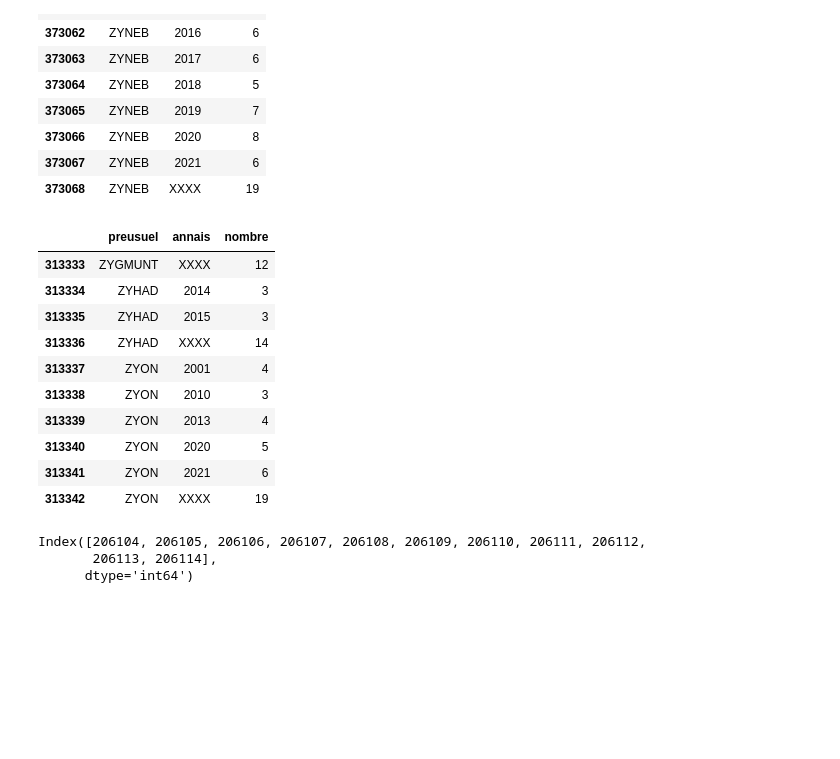
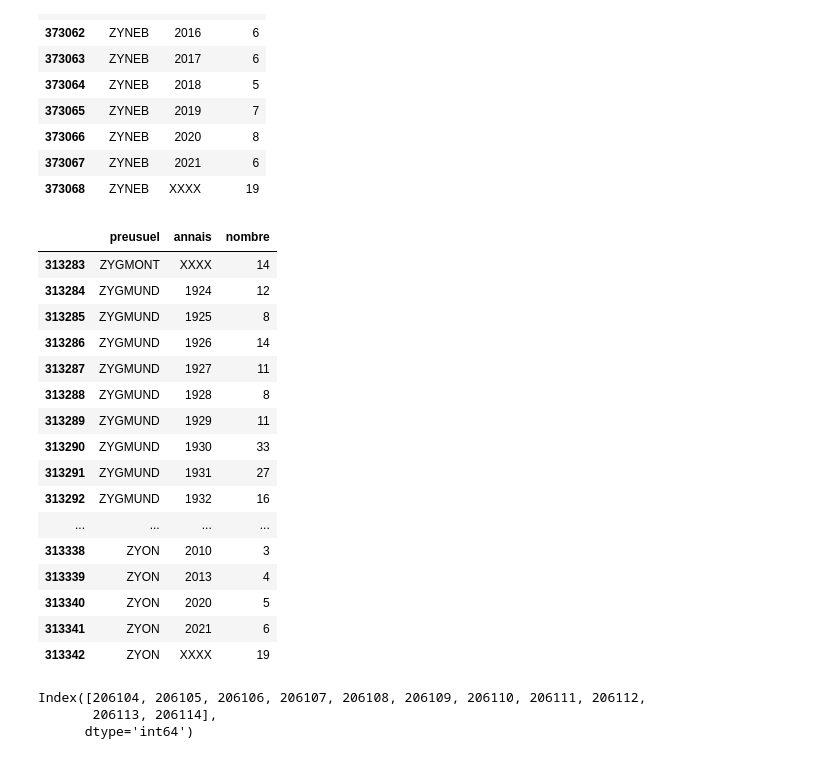
Before and after one commit to AdamAkherraaz/FirstIA, a Jupyter notebook: DataClear.ipynb, the cells around one changed output. Drawn from its saved outputs; the diff is of its cells as text; code cells hidden in the pictures; blank space fills up the shorter version.

```diff
--- a/DataClear.ipynb
+++ b/DataClear.ipynb
@@ -110,6 +110,6 @@ df_femmes.to_csv('./NomFemme.csv', index=False)
 # %%
-dfF = pd.read_csv('./NomFemme.csv')
-dfH = pd.read_csv('./NomHomme.csv')
+dfF = pd.read_csv('./DataSet/NomFemme.csv')
+dfH = pd.read_csv('./DataSet/NomHomme.csv')
 # %%
 dfH.head(10)
 # %% [output]
@@ -184,14 +184,20 @@ dfF.tail(10)
 | 373067 | ZYNEB | 2021 | 6 |
 | 373068 | ZYNEB | XXXX | 19 |
 # %%
-dfH.tail(10)
+dfH.tail(60)
 # %% [output]
 |  | preusuel | annais | nombre |
-| 313333 | ZYGMUNT | XXXX | 12 |
-| 313334 | ZYHAD | 2014 | 3 |
-| 313335 | ZYHAD | 2015 | 3 |
-| 313336 | ZYHAD | XXXX | 14 |
-| 313337 | ZYON | 2001 | 4 |
+| 313283 | ZYGMONT | XXXX | 14 |
+| 313284 | ZYGMUND | 1924 | 12 |
+| 313285 | ZYGMUND | 1925 | 8 |
+| 313286 | ZYGMUND | 1926 | 14 |
+| 313287 | ZYGMUND | 1927 | 11 |
+| 313288 | ZYGMUND | 1928 | 8 |
+| 313289 | ZYGMUND | 1929 | 11 |
+| 313290 | ZYGMUND | 1930 | 33 |
+| 313291 | ZYGMUND | 1931 | 27 |
+| 313292 | ZYGMUND | 1932 | 16 |
+| ... | ... | ... | ... |
 | 313338 | ZYON | 2010 | 3 |
 | 313339 | ZYON | 2013 | 4 |
 | 313340 | ZYON | 2020 | 5 |
```
Also changed, not shown: parts of 5 cells of this notebook, 6 other files.
